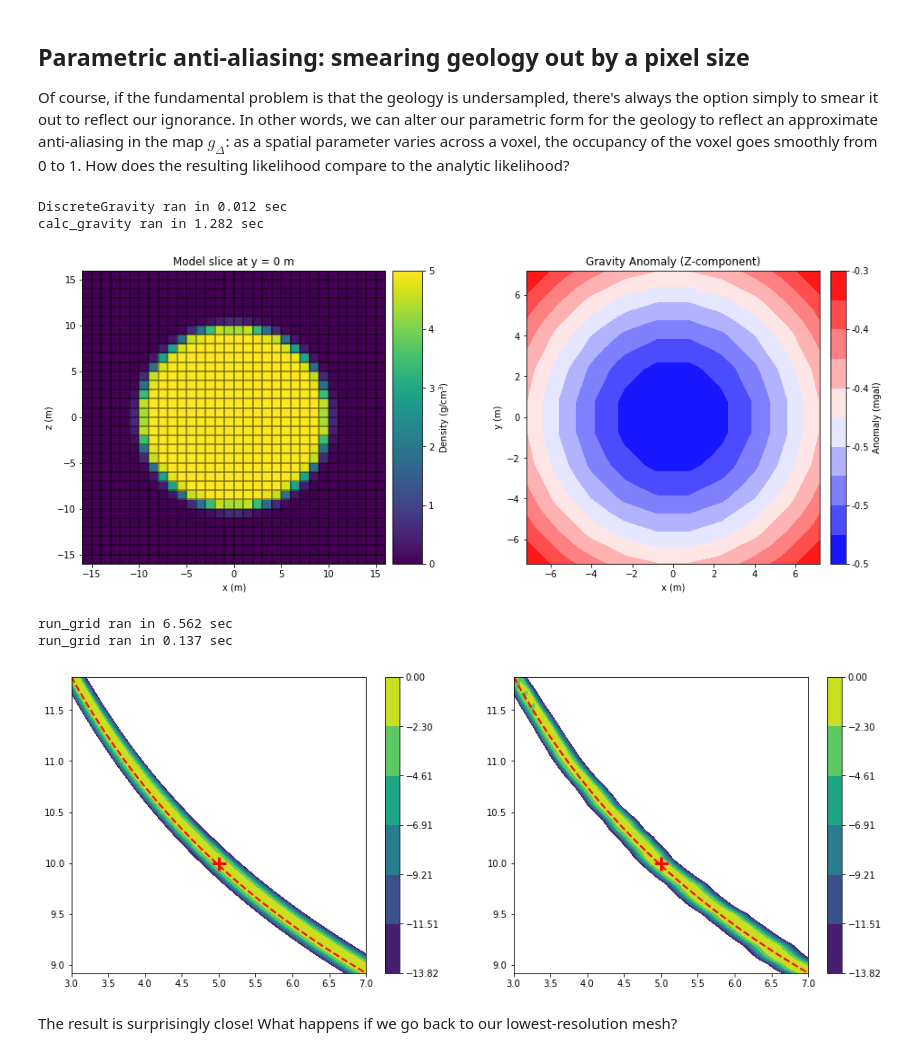
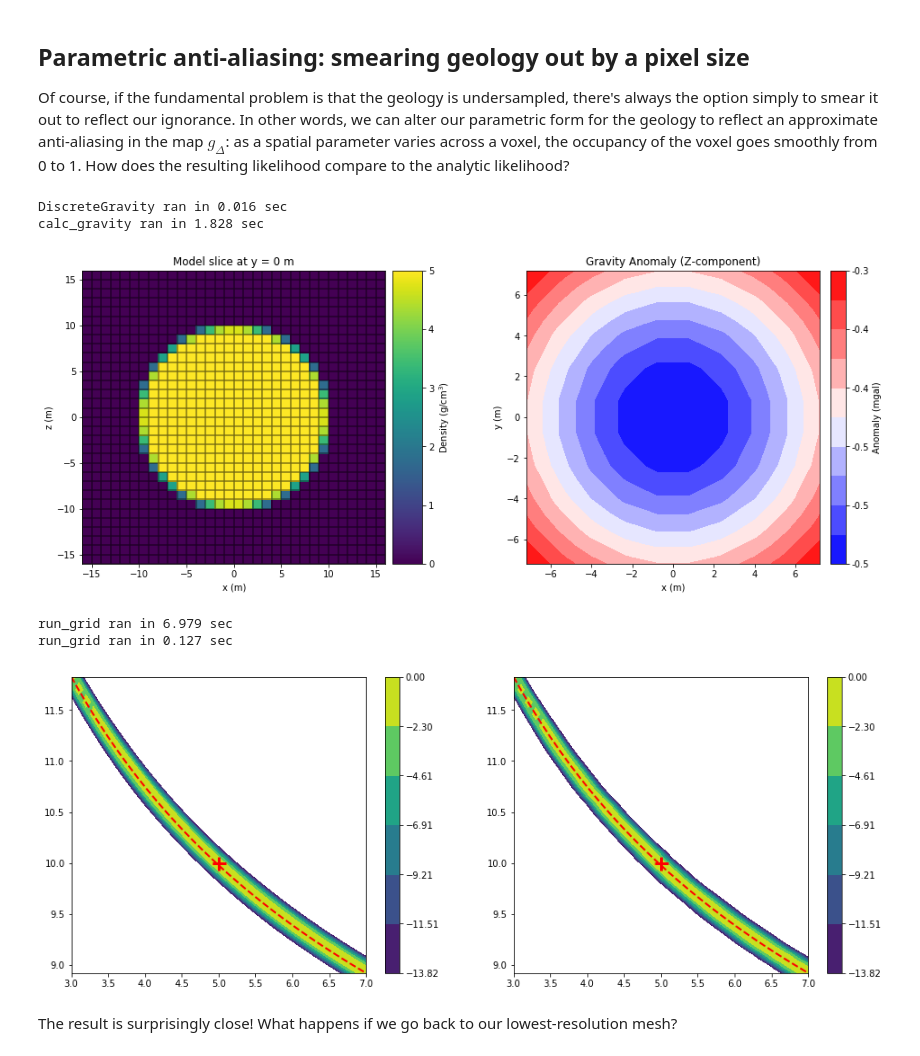
Before and after one commit to rscalzo/blockworlds, a Jupyter notebook: blockworlds/blockworlds.ipynb, the cells around one changed output. Cells and saved outputs as stored; diff of their text form; code cells hidden in the pictures.

```diff
--- a/blockworlds/blockworlds.ipynb
+++ b/blockworlds/blockworlds.ipynb
@@ -412,46 +412,49 @@ As we can see, this single change hasn't fixed the blocky structure.  We see als
 
 Of course, if the fundamental problem is that the geology is undersampled, there's always the option simply to smear it out to reflect our ignorance.  In other words, we can alter our parametric form for the geology to reflect an approximate anti-aliasing in the map $g_\Delta$:  as a spatial parameter varies across a voxel, the occupancy of the voxel goes smoothly from 0 to 1.  How does the resulting likelihood compare to the analytic likelihood?
 # %%
+from scipy.special import erf
+
 def log_likelihood(data, dpred, sigma):
     # Back to regular independent Gaussian for now instead
     resids = data - dpred
     resids -= resids.mean()
     return -0.5*np.sum(resids**2/sigma**2 + np.log(2*np.pi*sigma**2))
 
 def smeared_xlty(x, y, h):
     # Returns 1 if x << y, 0 if x >> y, and transitions smoothly over a scale h
     d = (x-y)/h
-    result = 1.0*(x < y)
-    # softmax
-    idx = (np.abs(d) < 100)
-    result[idx] = 1.0/(1.0 + np.exp(4*d[idx]))
-    # linear
-    idx = (1.1*np.abs(d) < 1/2)
-    result[idx] = -1.1*d[idx] + 0.5
+    result = 1.0*(d < 0)
+    # piecewise
+    idx = (1.0*np.abs(d) < 1/2)
+    result[idx] = -1.0*d[idx] + 0.5
+    # error function
+    result[idx] = 0.5*(1 + erf(2.15*d[idx]))
+    # logistic/GLM
+    result[idx] = 0.5*(1 + np.tanh(-2.2*d[idx] - 3.2*(d[idx])**3))
     return result
 
 class SmearedSphereGfunc:
     # Parametrically anti-aliased geology
 
     def __init__(self, h):
         self.h = h
 
     def __call__(self, r, R, rho):
         return rho * smeared_xlty(np.sqrt(np.sum(r**2, axis=1)), R, self.h)
 
 # New forward model
 fwdmodel6 = profile_timer(DiscreteGravity, fwdmodel2.mesh, survey_10x10, SmearedSphereGfunc(1.0))
 data6 = profile_timer(fwdmodel6.calc_gravity, R_0, rho_0)
 fig4 = plt.figure(figsize=(16,6))
 ax1 = plt.subplot(121)
 fwdmodel6.plot_model_slice(ax=ax1)
 ax2 = plt.subplot(122)
 fwdmodel6.plot_gravity(ax=ax2)
 plt.show()
 # %% [output]
-DiscreteGravity ran in 0.012 sec
-calc_gravity ran in 1.282 sec
+DiscreteGravity ran in 0.016 sec
+calc_gravity ran in 1.828 sec
-[figure, old version]
+[figure, new version]
 # %%
 data0 = analytic_forward_gravity_sphere(survey_10x10, R_0, rho_0, r0=(0,0,0))[2]
 sigrel = 0.1
@@ -469,8 +472,8 @@ ax2 = plt.subplot(122)
 show_contours(xg, yg, Lg, rho_vals, R_vals, rho_0, R_0)
 plt.show()
 # %% [output]
-run_grid ran in 6.562 sec
-run_grid ran in 0.137 sec
+run_grid ran in 6.979 sec
+run_grid ran in 0.127 sec
 [figure]
 # %% [markdown]
 The result is surprisingly close!  What happens if we go back to our lowest-resolution mesh?
```
Also changed, not shown: parts of 24 cells of this notebook.
